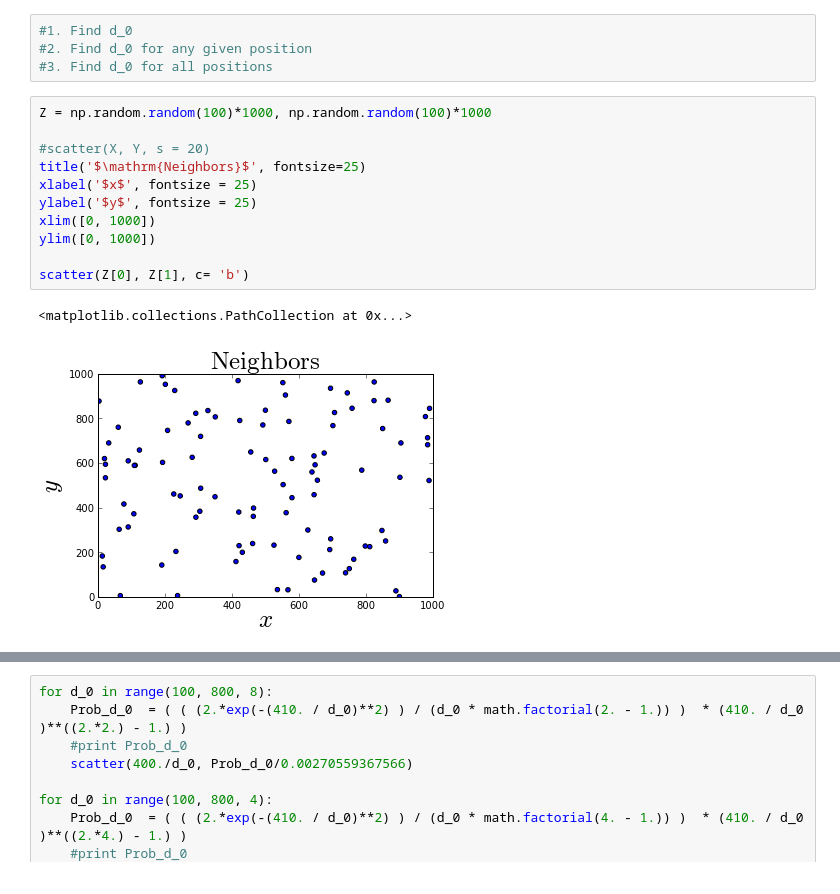
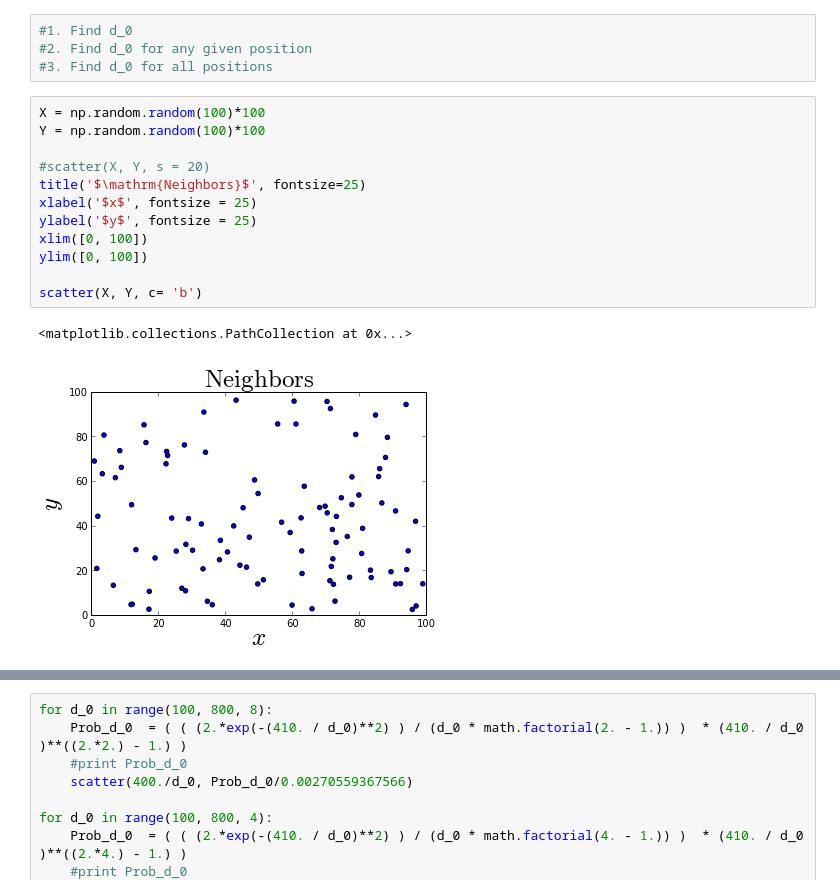
Before and after one commit to jngaravitoc/Bayesian_Homeworks, a Jupyter notebook: Code_Bayesian_Density_Estimator.ipynb, the cells around one changed output, grey strips where cells are left out. Saved outputs shown, nothing was run; the diff lists cells and outputs as text.

```diff
--- a/Code_Bayesian_Density_Estimator.ipynb
+++ b/Code_Bayesian_Density_Estimator.ipynb
@@ -9,17 +9,18 @@ from random import *
 #2. Find d_0 for any given position
 #3. Find d_0 for all positions
 # %%
-Z = np.random.random(100)*1000, np.random.random(100)*1000
+X = np.random.random(100)*100
+Y = np.random.random(100)*100
 
 #scatter(X, Y, s = 20)
 title('$\mathrm{Neighbors}$', fontsize=25)
 xlabel('$x$', fontsize = 25)
 ylabel('$y$', fontsize = 25)
-xlim([0, 1000])
-ylim([0, 1000])
+xlim([0, 100])
+ylim([0, 100])
 
-scatter(Z[0], Z[1], c= 'b')
+scatter(X, Y, c= 'b')
 # %% [output]
 <matplotlib.collections.PathCollection at 0x...>
-[figure, old version]
+[figure, new version]
 # %%
```
Also changed, not shown: parts of 2 cells of this notebook.
